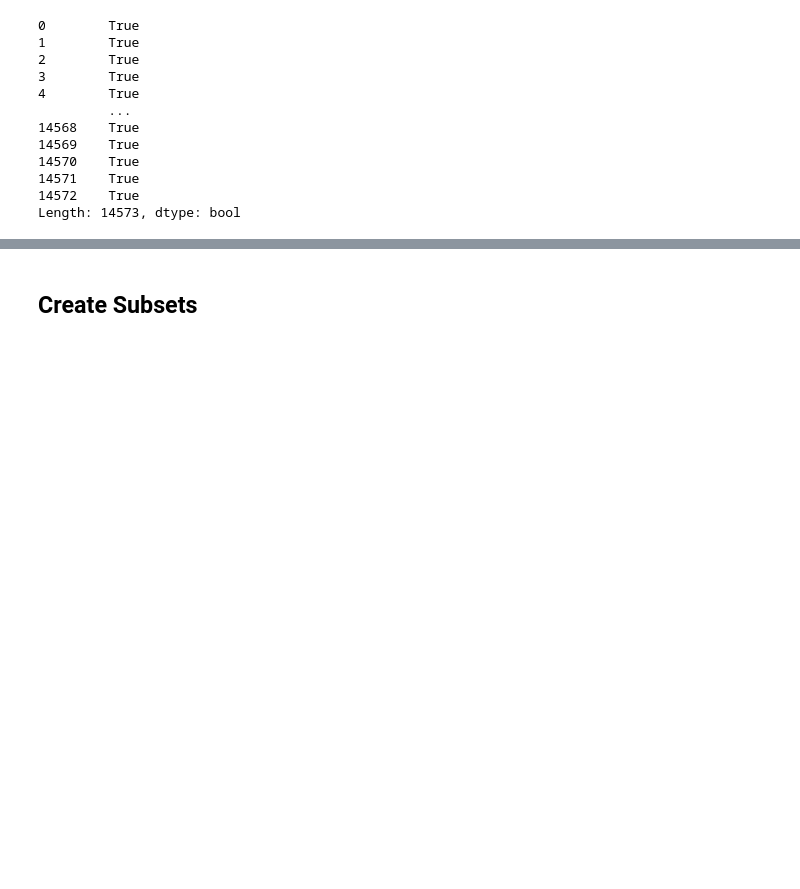
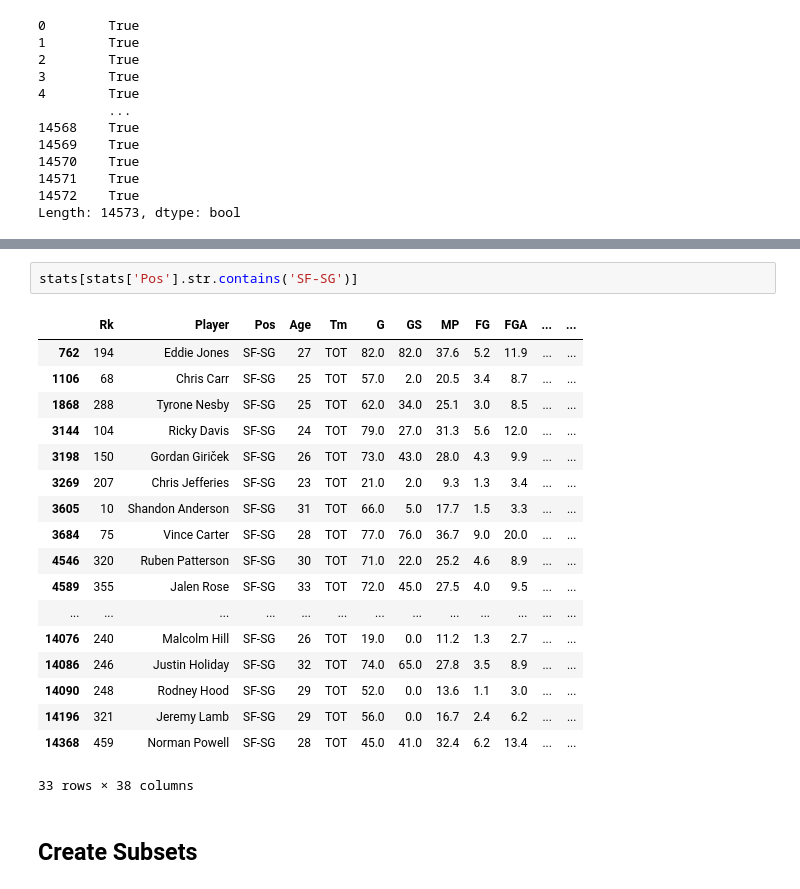
Before and after one commit to joshua-shorterivey/basic_basketball_analysis, a Jupyter notebook: explore.ipynb, the cells around one changed output, grey strips where cells are left out. Cells and saved outputs as stored; diff of their text form; blank space fills up the shorter version.

```diff
--- a/explore.ipynb
+++ b/explore.ipynb
@@ -144,3 +170,24 @@ Length: 14573, dtype: bool
+# %%
+stats[stats['Pos'].str.contains('SF-SG')]
+# %% [output]
+|  | Rk | Player | Pos | Age | Tm | G | GS | MP | FG | FGA | ... | ... |
+| 762 | 194 | Eddie Jones | SF-SG | 27 | TOT | 82.0 | 82.0 | 37.6 | 5.2 | 11.9 | ... | ... |
+| 1106 | 68 | Chris Carr | SF-SG | 25 | TOT | 57.0 | 2.0 | 20.5 | 3.4 | 8.7 | ... | ... |
+| 1868 | 288 | Tyrone Nesby | SF-SG | 25 | TOT | 62.0 | 34.0 | 25.1 | 3.0 | 8.5 | ... | ... |
+| 3144 | 104 | Ricky Davis | SF-SG | 24 | TOT | 79.0 | 27.0 | 31.3 | 5.6 | 12.0 | ... | ... |
+| 3198 | 150 | Gordan Giriček | SF-SG | 26 | TOT | 73.0 | 43.0 | 28.0 | 4.3 | 9.9 | ... | ... |
+| 3269 | 207 | Chris Jefferies | SF-SG | 23 | TOT | 21.0 | 2.0 | 9.3 | 1.3 | 3.4 | ... | ... |
+| 3605 | 10 | Shandon Anderson | SF-SG | 31 | TOT | 66.0 | 5.0 | 17.7 | 1.5 | 3.3 | ... | ... |
+| 3684 | 75 | Vince Carter | SF-SG | 28 | TOT | 77.0 | 76.0 | 36.7 | 9.0 | 20.0 | ... | ... |
+| 4546 | 320 | Ruben Patterson | SF-SG | 30 | TOT | 71.0 | 22.0 | 25.2 | 4.6 | 8.9 | ... | ... |
+| 4589 | 355 | Jalen Rose | SF-SG | 33 | TOT | 72.0 | 45.0 | 27.5 | 4.0 | 9.5 | ... | ... |
+| ... | ... | ... | ... | ... | ... | ... | ... | ... | ... | ... | ... | ... |
+| 14076 | 240 | Malcolm Hill | SF-SG | 26 | TOT | 19.0 | 0.0 | 11.2 | 1.3 | 2.7 | ... | ... |
+| 14086 | 246 | Justin Holiday | SF-SG | 32 | TOT | 74.0 | 65.0 | 27.8 | 3.5 | 8.9 | ... | ... |
+| 14090 | 248 | Rodney Hood | SF-SG | 29 | TOT | 52.0 | 0.0 | 13.6 | 1.1 | 3.0 | ... | ... |
+| 14196 | 321 | Jeremy Lamb | SF-SG | 29 | TOT | 56.0 | 0.0 | 16.7 | 2.4 | 6.2 | ... | ... |
+| 14368 | 459 | Norman Powell | SF-SG | 28 | TOT | 45.0 | 41.0 | 32.4 | 6.2 | 13.4 | ... | ... |
+33 rows × 38 columns
 # %% [markdown]
 ## Create Subsets
 # %%
```
Also changed, not shown: parts of 8 cells of this notebook.
